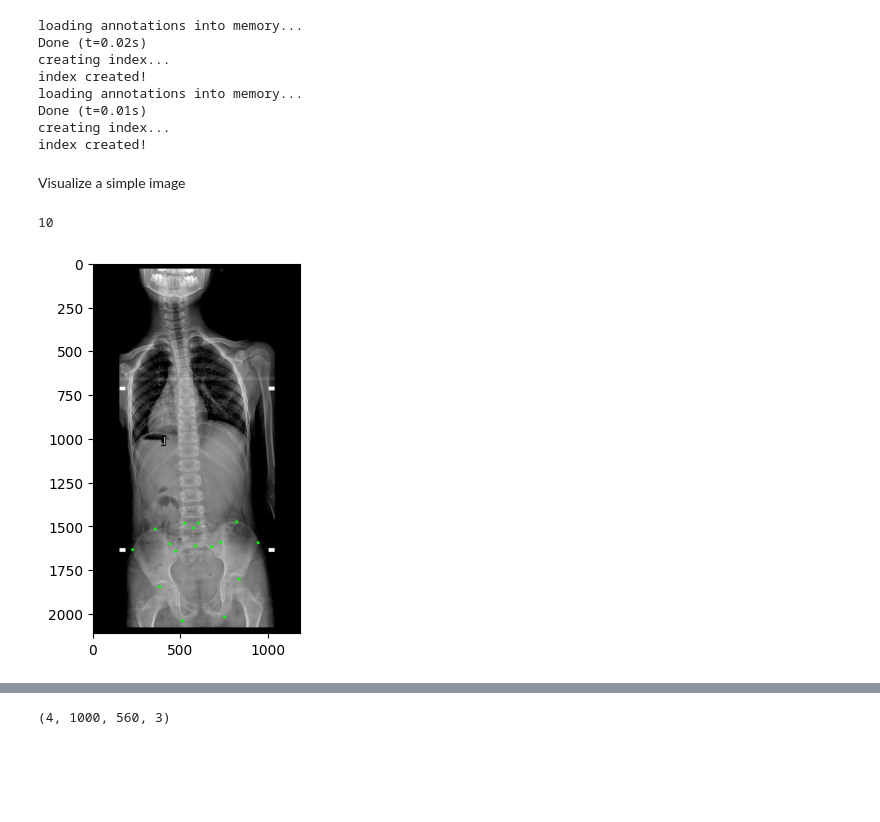
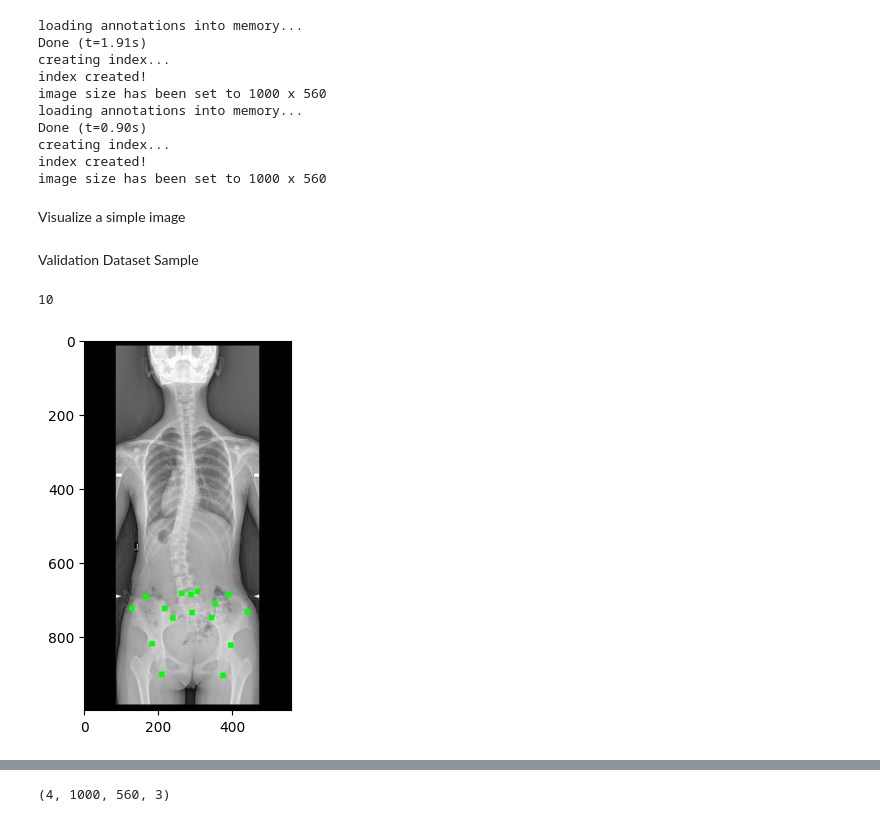
Before and after one commit to gibsonx/tf_skeleton, a Jupyter notebook: tf_keypoint_colab.ipynb, the cells around one changed output, grey strips where cells are left out. Drawn from its saved outputs; the diff is of its cells as text; code cells hidden in the pictures; blank space fills up the shorter version.

```diff
--- a/tf_keypoint_colab.ipynb
+++ b/tf_keypoint_colab.ipynb
@@ -143,12 +206,14 @@ class DataframeMaker():
 # %%
-val_df = DataframeMaker(val_img_dir,val_annotations_file)
-train_df = DataframeMaker(train_img_dir,train_annotations_file)
+val_df = DataframeMaker(val_img_dir,val_annotations_file,1000,560)
+train_df = DataframeMaker(train_img_dir,train_annotations_file,1000,560)
 # %% [output]
 loading annotations into memory...
-Done (t=0.02s)
+Done (t=1.91s)
 creating index...
 index created!
+image size has been set to 1000 x 560
 loading annotations into memory...
-Done (t=0.01s)
+Done (t=0.90s)
 creating index...
 index created!
+image size has been set to 1000 x 560
@@ -183,14 +251,14 @@ def show_tran_image(kps, image):
     plt.imshow(image_with_kps)
 # %% [markdown]
 Visualize a simple image
+# %% [markdown]
+Validation Dataset Sample
 # %%
 rand_number = np.random.randint(0,len(val_df.dataframe))
 print(rand_number)
 n = rand_number
+Y, X = val_df.dataframe.loc[n][0:32], val_df.dataframe.loc[n][-1:].item()
+show_tran_image(Y,X)
 # %% [output]
 10
+[figure, added]
-# %%
-X, Y = val_df.dataframe.loc[n-1][0:32], val_df.dataframe.loc[n-1][-1:].item()
-show_image(X,Y,val_img_dir)
-# %% [output]
-[figure, removed]
```
Also changed, not shown: parts of 6 cells of this notebook.
